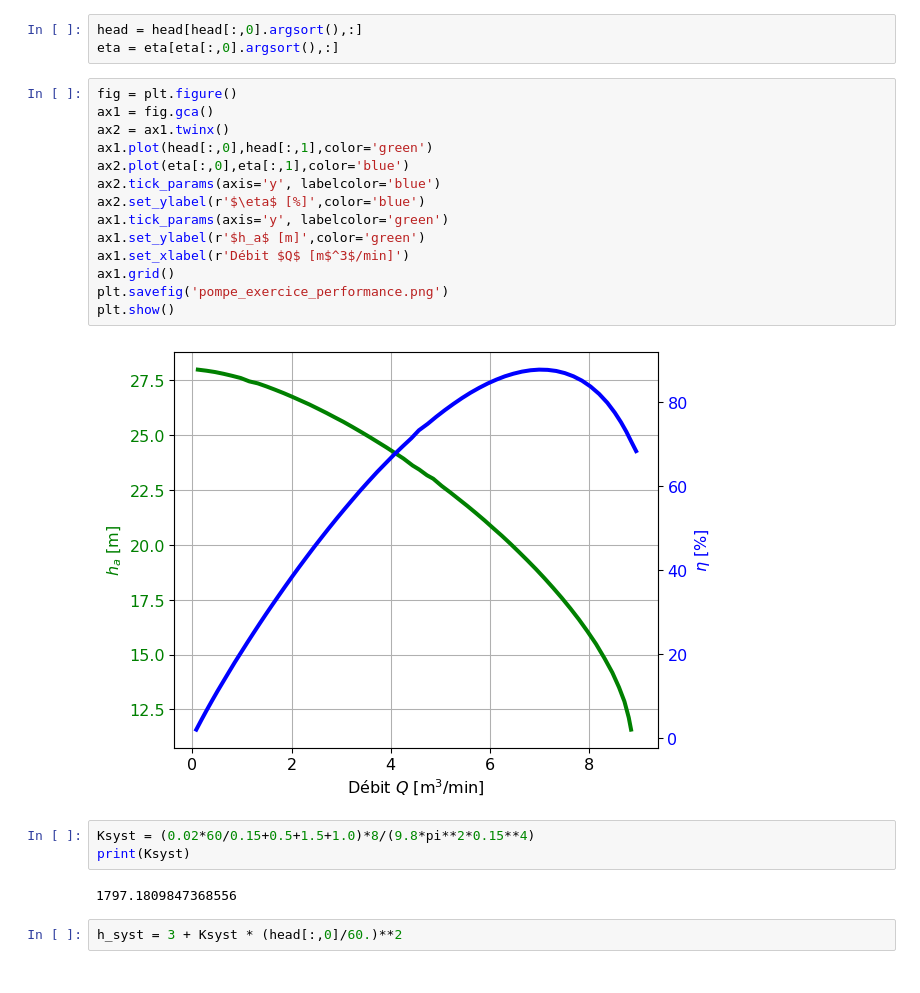
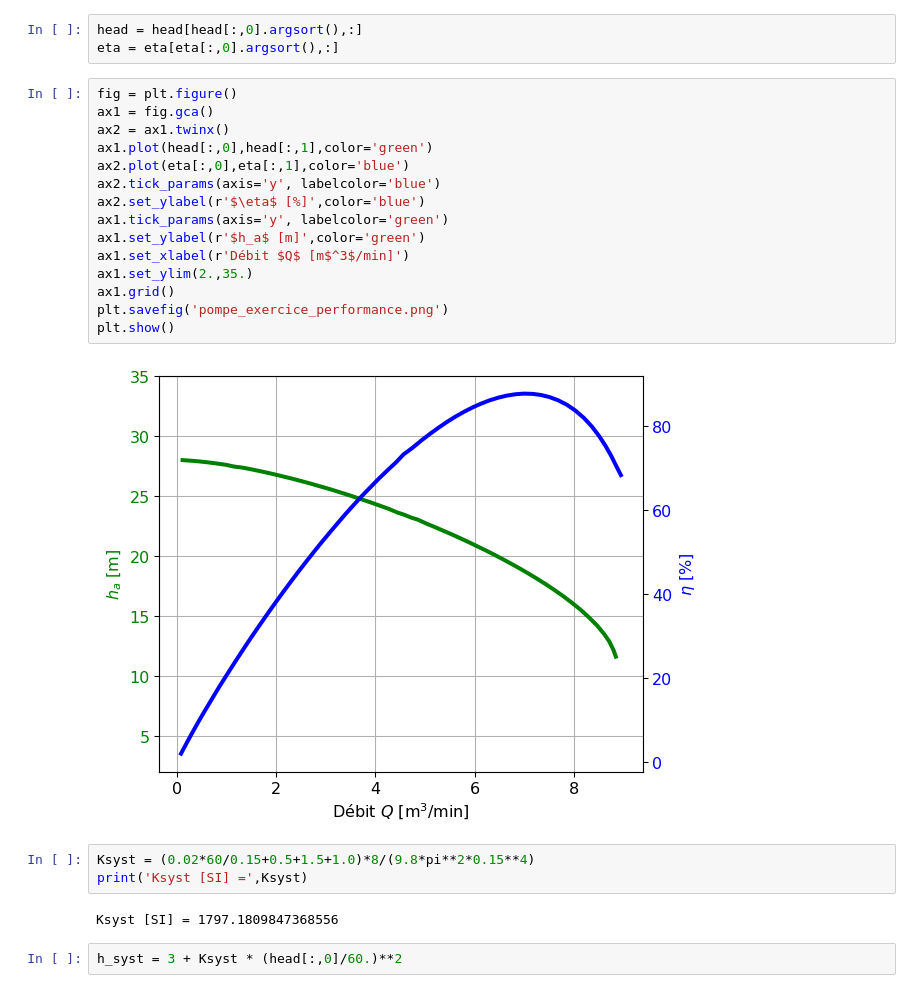
Before and after one commit to sanjosem/MEC335, a Jupyter notebook: pompe_exemple104.ipynb, the cells around one changed output. Cells and saved outputs as stored; diff of their text form.

```diff
--- a/pompe_exemple104.ipynb
+++ b/pompe_exemple104.ipynb
@@ -28,24 +28,25 @@ eta = eta[eta[:,0].argsort(),:]
 # %%
 fig = plt.figure()
 ax1 = fig.gca()
 ax2 = ax1.twinx()
 ax1.plot(head[:,0],head[:,1],color='green')
 ax2.plot(eta[:,0],eta[:,1],color='blue')
 ax2.tick_params(axis='y', labelcolor='blue')
 ax2.set_ylabel(r'$\eta$ [%]',color='blue')
 ax1.tick_params(axis='y', labelcolor='green')
 ax1.set_ylabel(r'$h_a$ [m]',color='green')
 ax1.set_xlabel(r'Débit $Q$ [m$^3$/min]')
+ax1.set_ylim(2.,35.)
 ax1.grid()
 plt.savefig('pompe_exercice_performance.png')
 plt.show()
 # %% [output]
-[figure, old version]
+[figure, new version]
 # %%
 Ksyst = (0.02*60/0.15+0.5+1.5+1.0)*8/(9.8*pi**2*0.15**4)
-print(Ksyst)
+print('Ksyst [SI] =',Ksyst)
 # %% [output]
-1797.1809847368556
+Ksyst [SI] = 1797.1809847368556
 # %%
 h_syst = 3 + Ksyst * (head[:,0]/60.)**2
 # %%
```
Also changed, not shown: parts of 1 cell of this notebook.
